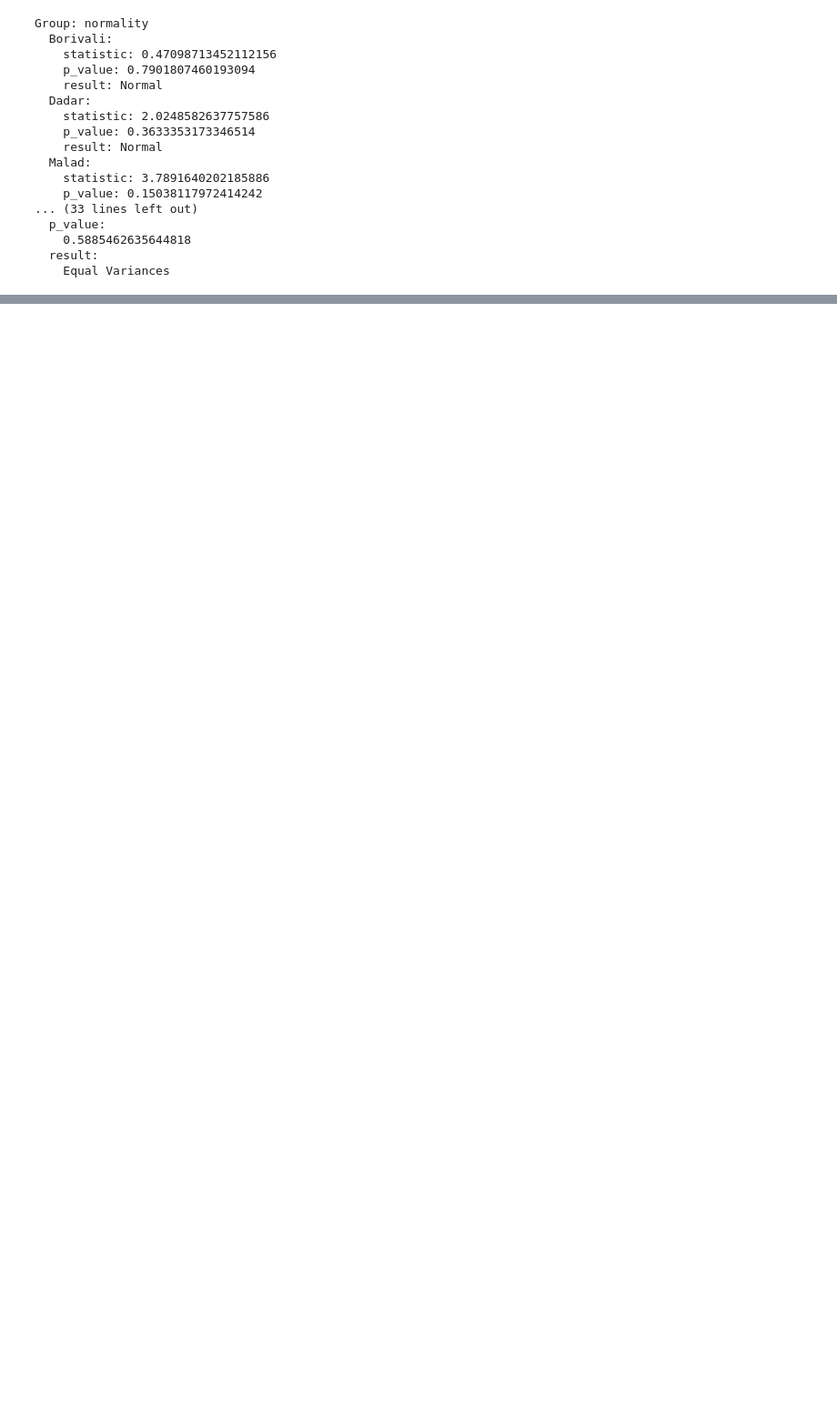
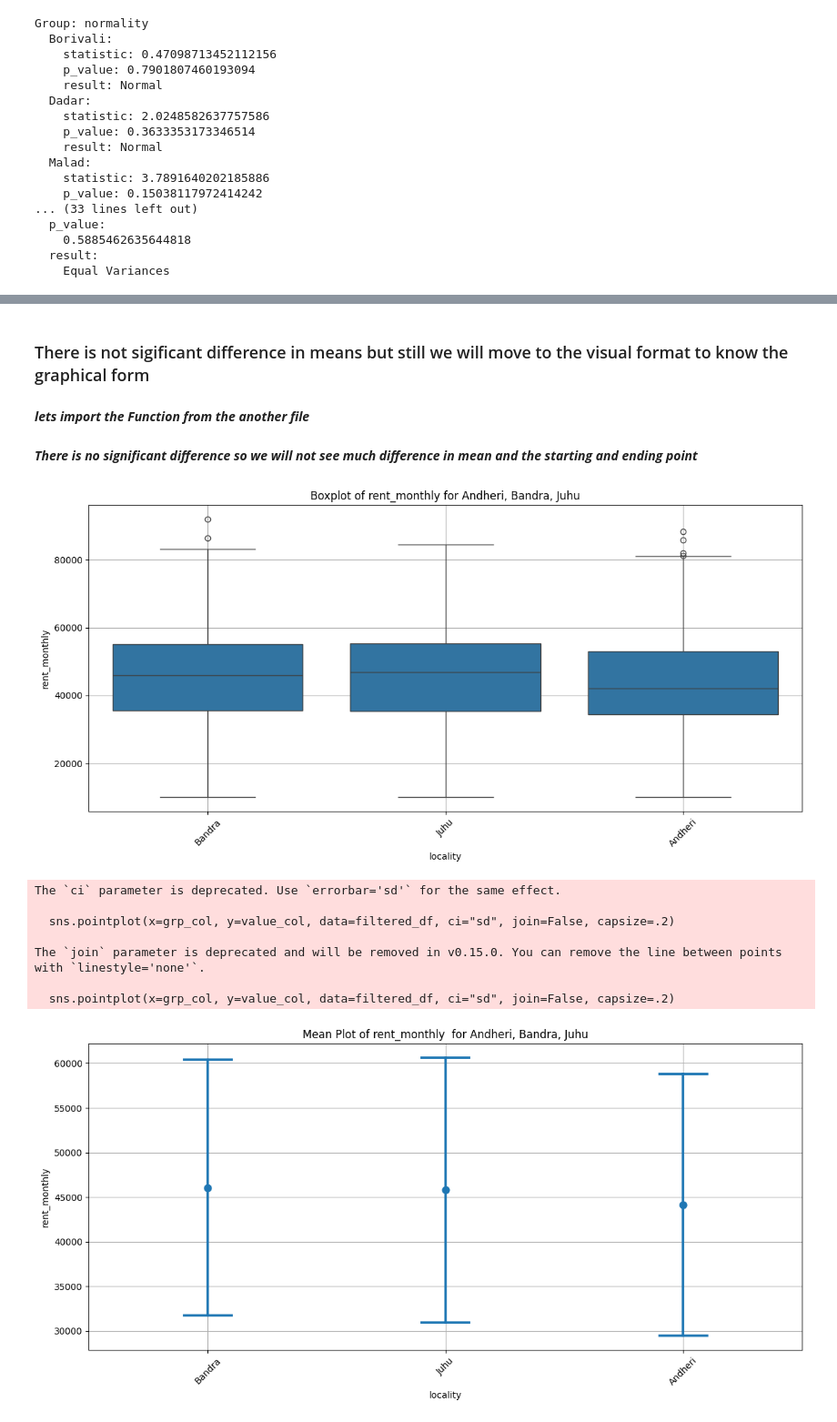
Before and after one commit to SauhardSHukla/Real-estate-housing-price_Mumbai, a Jupyter notebook: Hypothesis_Testing/Stretified Sampling Method/Property_and_locality.ipynb, the cells around one changed output, grey strips where cells are left out. Shown: that part at 91% size. Saved outputs shown, nothing was run; the diff lists cells and outputs as text; code cells hidden in the pictures; blank space fills up the shorter version.

Commit message:
Adding new file and Visualization Function

```diff
--- a/Hypothesis_Testing/Stretified Sampling Method/Property_and_locality.ipynb
+++ b/Hypothesis_Testing/Stretified Sampling Method/Property_and_locality.ipynb
@@ -38,0 +88,4 @@ Group: normality
+# %% [markdown]
+### There is not sigificant difference in means but still we will move to the visual format to know the graphical form
+# %% [markdown]
+***lets import the Function from the another file***
@@ -38,0 +94,18 @@ Group: normality
+# %% [markdown]
+***There is no significant difference so we will not see much difference in mean and the starting and ending point***
+# %%
+# For the specific columns
+group = ['Andheri', 'Bandra', 'Juhu']
+
+#Visualize it
+Visual_format(df,'locality','rent_monthly',group)
+# %% [output]
+[figure, added]
+The `ci` parameter is deprecated. Use `errorbar='sd'` for the same effect.
+
+  sns.pointplot(x=grp_col, y=value_col, data=filtered_df, ci="sd", join=False, capsize=.2)
+
+The `join` parameter is deprecated and will be removed in v0.15.0. You can remove the line between points with `linestyle='none'`.
+
+  sns.pointplot(x=grp_col, y=value_col, data=filtered_df, ci="sd", join=False, capsize=.2)
+[figure, added]
```
Also changed, not shown: parts of 21 cells of this notebook, 2 other files.
